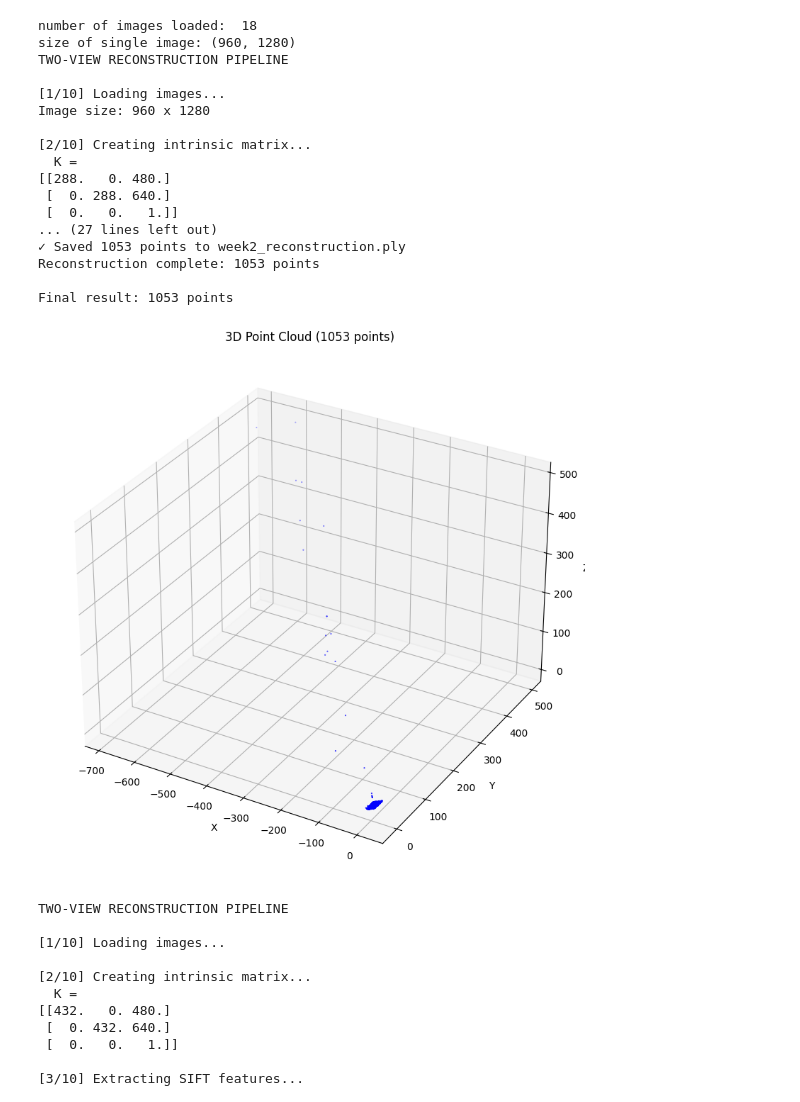
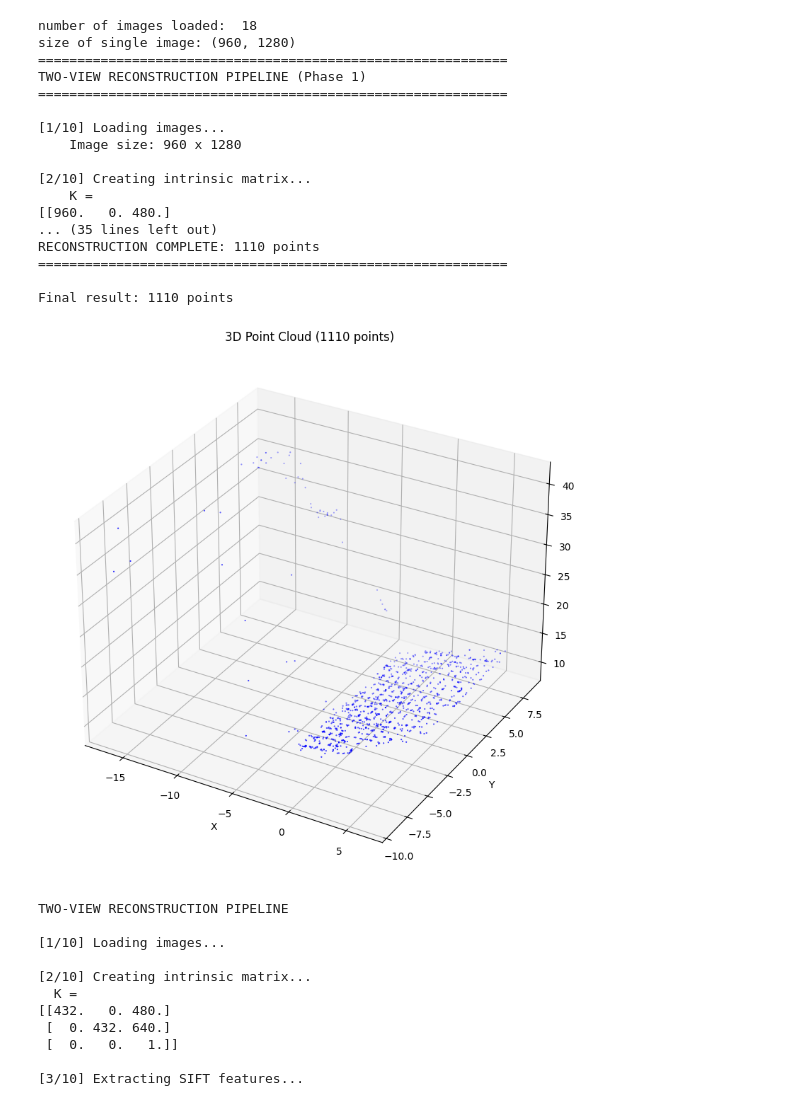
Before and after one commit to rabialtafkhan/SfM-Interactive-Virtual-Tour, a Jupyter notebook: notebooks/Phase1_TwoView.ipynb, the cells around one changed output. Drawn from its saved outputs; the diff is of its cells as text; code cells hidden in the pictures.

Commit message:
Update Phase 1 notebook and reconstruction output

```diff
--- a/notebooks/Phase1_TwoView.ipynb
+++ b/notebooks/Phase1_TwoView.ipynb
@@ -36,45 +26,46 @@ images = []
 image_paths = []
 count = 0
 for filename in sorted(os.listdir(path)):
     if filename.endswith('.jpg'):
         count = count + 1
         img_path = os.path.join(path, filename)
         img = Image.open(img_path)
         images.append(img)
         image_paths.append(img_path)
 print("number of images loaded: ", count)
 print("size of single image:", images[0].size)
 img_idx_1 = 0
 img_idx_2 = 11
-points_3d, R, t, K = reconstruct_two_view(
+points_3d, colors, R, t, K, pts1, pts2 = reconstruct_two_view(
     image_paths[img_idx_1],
     image_paths[img_idx_2],
     output_ply='week2_reconstruction.ply'
 )
 
 print(f"\nFinal result: {len(points_3d)} points")
+
 if len(points_3d) > 0:
     from visualization import plot_3d_points
     plot_3d_points(points_3d)
 # %% [output]
 number of images loaded:  18
 size of single image: (960, 1280)
-TWO-VIEW RECONSTRUCTION PIPELINE
+============================================================
+TWO-VIEW RECONSTRUCTION PIPELINE (Phase 1)
+============================================================
 
 [1/10] Loading images...
-Image size: 960 x 1280
+    Image size: 960 x 1280
 
 [2/10] Creating intrinsic matrix...
-  K =
-[[288.   0. 480.]
- [  0. 288. 640.]
- [  0.   0.   1.]]
-... (27 lines left out)
-✓ Saved 1053 points to week2_reconstruction.ply
-Reconstruction complete: 1053 points
+    K =
+[[960.   0. 480.]
+... (35 lines left out)
+RECONSTRUCTION COMPLETE: 1110 points
+============================================================
 
-Final result: 1053 points
+Final result: 1110 points
-[figure, old version]
+[figure, new version]
 # %%
 points_3d, R, t, K = reconstruct_two_view(image_paths[0], image_paths[11], output_ply=None)
 
```
Also changed, not shown: parts of 1 cell of this notebook, 1 other file.
